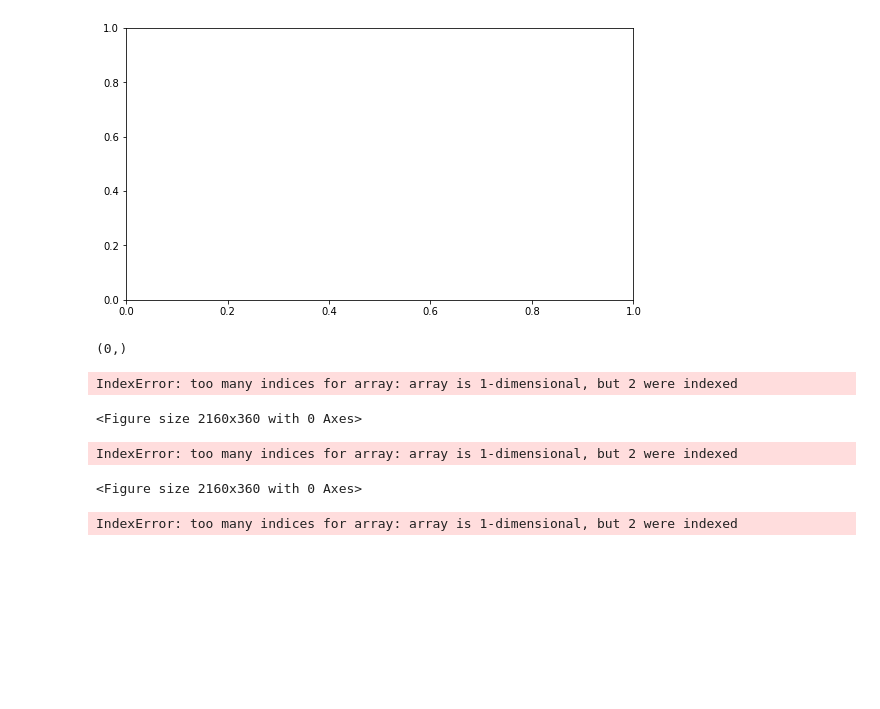
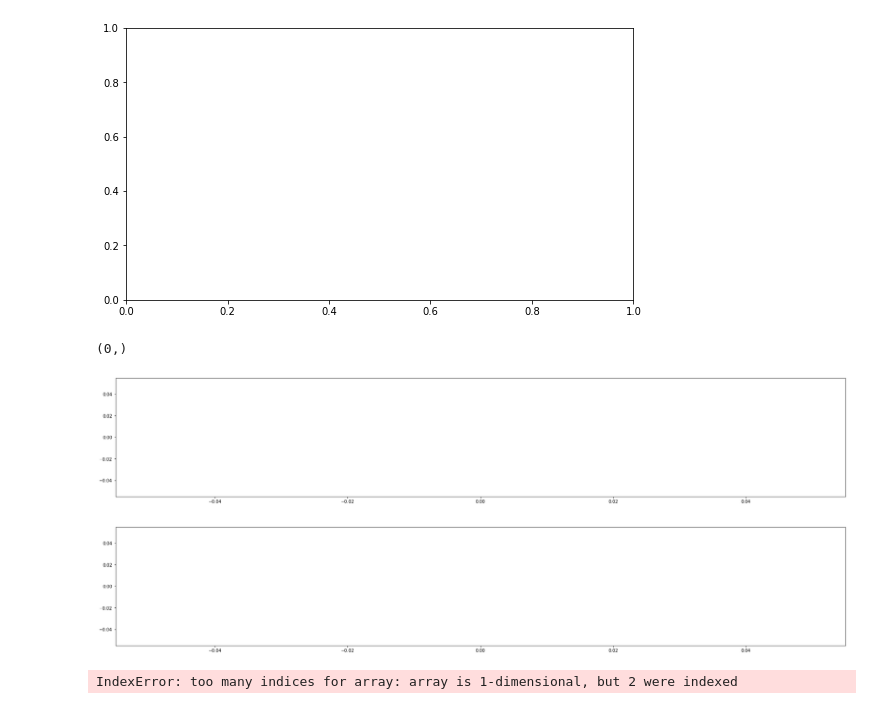
Before and after one commit to mirelatomazini/Repositorio-TG-Mirela, a Jupyter notebook: arquivos_finais/software/testes/teste2/teste_fft_medidas.ipynb, the cells around one changed output. Cells and saved outputs as stored; diff of their text form; code cells hidden in the pictures; blank space fills up the shorter version.

```diff
--- a/arquivos_finais/software/testes/teste2/teste_fft_medidas.ipynb
+++ b/arquivos_finais/software/testes/teste2/teste_fft_medidas.ipynb
@@ -42,26 +59,23 @@ IndexError: too many indices for array: array is 1-dimensional, but 2 were index
 dados.shape
 # %% [output]
 (0,)
+# %%
+limite=600
+k=3.3/4095
+plt.figure(figsize=(30,5))
+plt.plot(dados[0:limite]*k,'b*')
+plt.show()
+# %% [output]
+[figure, added]
 # %%
-limite=6000
+limite=200
 k=3.3/4095
 plt.figure(figsize=(30,5))
-plt.plot(dados[0,:limite]*k,'b-')
-plt.plot(dados[120,:limite]*k,'r-')
+plt.plot(dados[0:limite]*k,'b-')
+plt.plot(dados[101:limite]*k,'r-')
 plt.show()
 # %% [output]
-IndexError: too many indices for array: array is 1-dimensional, but 2 were indexed
-<Figure size 2160x360 with 0 Axes>
+[figure, added]
-# %%
-limite=200
-k=3.3/4095
-plt.figure(figsize=(30,5))
-plt.plot(dados[0,:limite]*k,'b-')
-plt.plot(dados[101,:limite]*k,'r-')
-plt.show()
-# %% [output]
-IndexError: too many indices for array: array is 1-dimensional, but 2 were indexed
-<Figure size 2160x360 with 0 Axes>
 # %%
 # retorna apenas a componente da fft em uma única frequencia, fazendo a conta como se tivesse zeros a mais
 def componente_precisa(sinal,frequencia,sample_freq, fator_zeros=100000):
```
Also changed, not shown: parts of 14 cells of this notebook, 2 other files.
